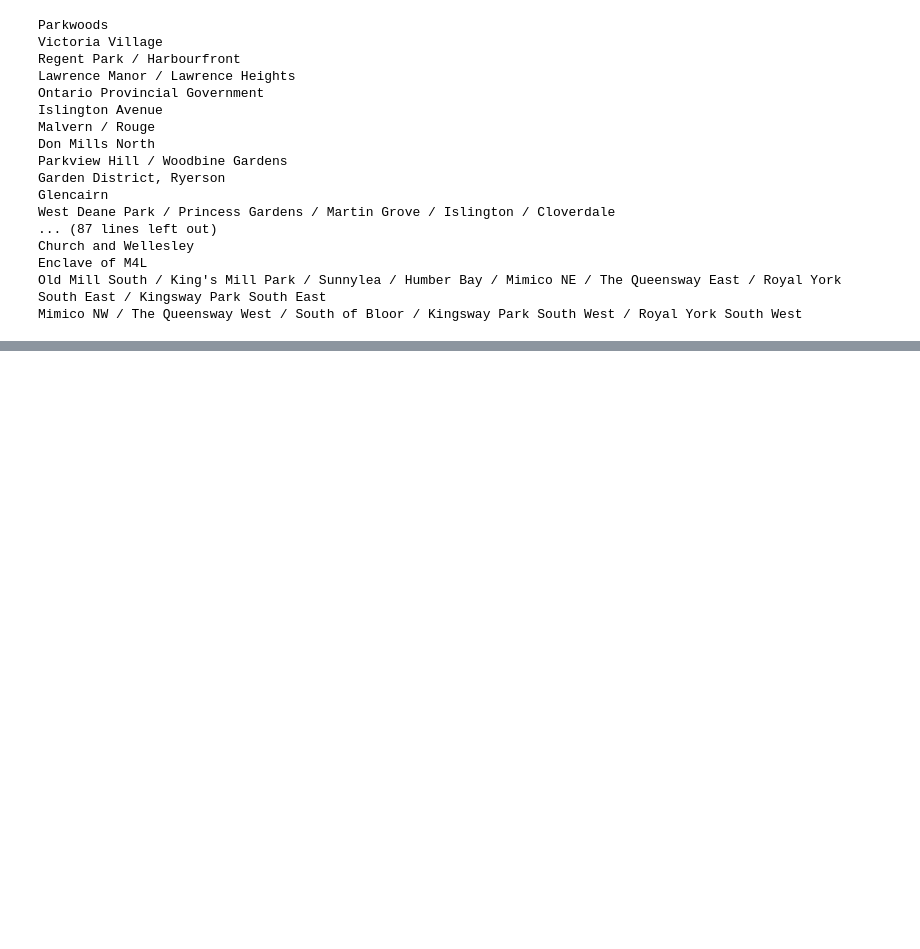
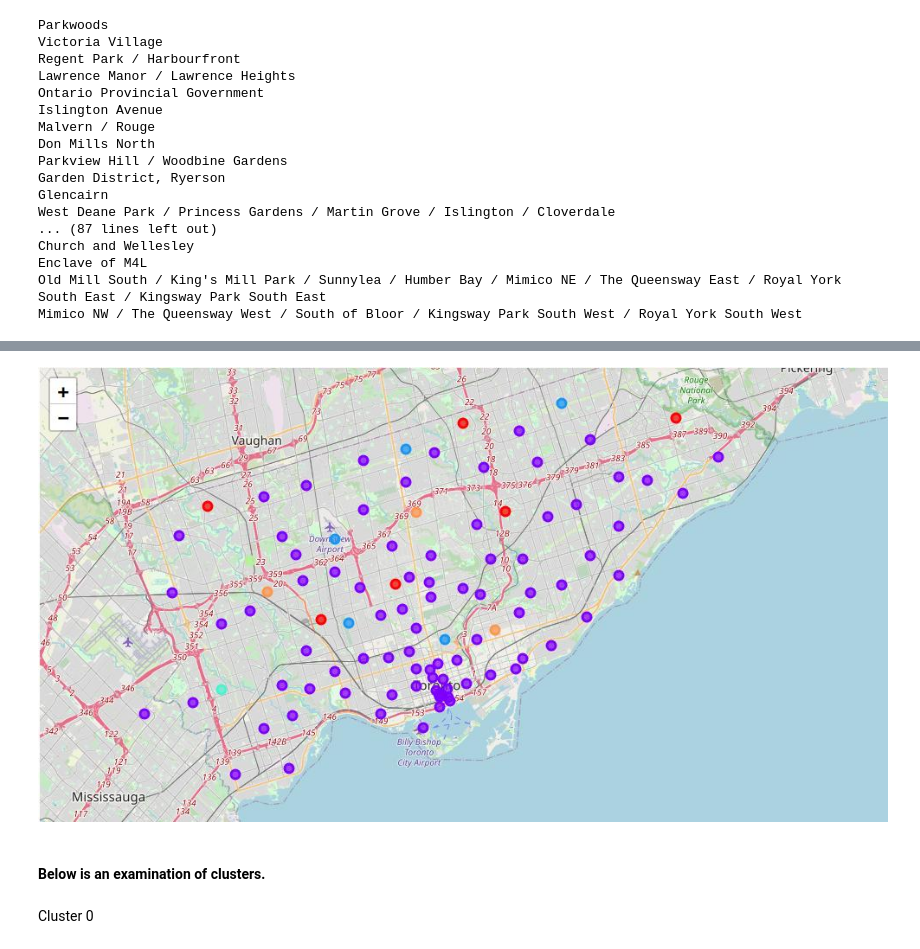
Before and after one commit to askarnik/Coursera_Capstone, a Jupyter notebook: Coursera_Capstone.ipynb, the cells around one changed output, grey strips where cells are left out. Drawn from its saved outputs; the diff is of its cells as text; code cells hidden in the pictures; blank space fills up the shorter version.

```diff
--- a/Coursera_Capstone.ipynb
+++ b/Coursera_Capstone.ipynb
@@ -542,0 +462,8 @@ The following neighborhoods were omitted from clustering, since venue data could
+# %%
+Image('Toronto_neighborhoods_clustered.jpg')
+# %% [output]
+[figure, added]
+# %% [markdown]
+#### Below is an examination of clusters.
+# %% [markdown]
+Cluster 0
```
Also changed, not shown: parts of 65 cells of this notebook, 2 other files.
